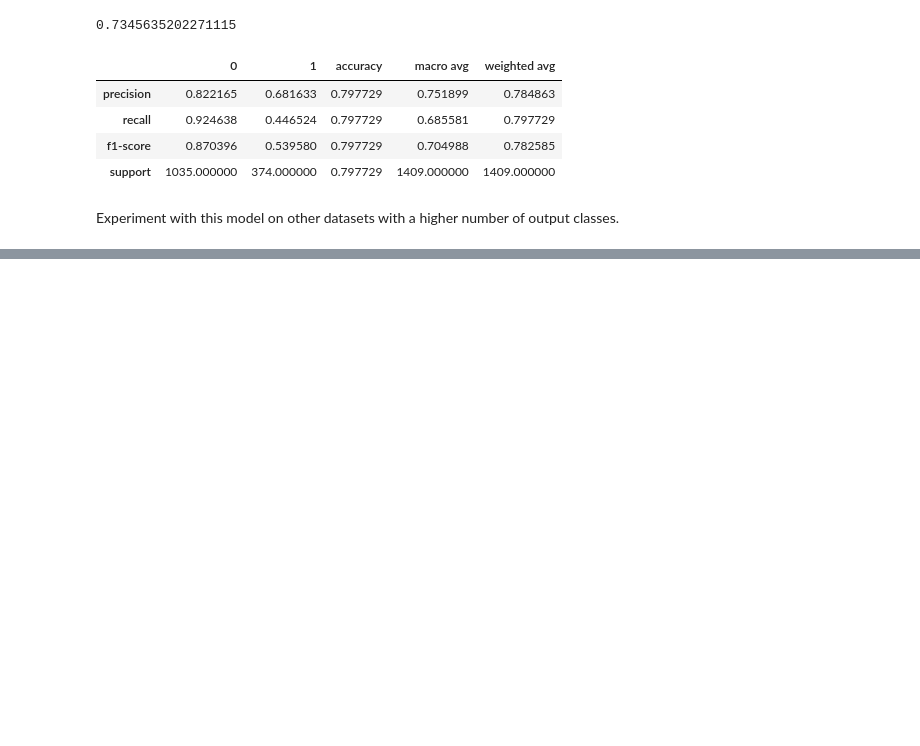
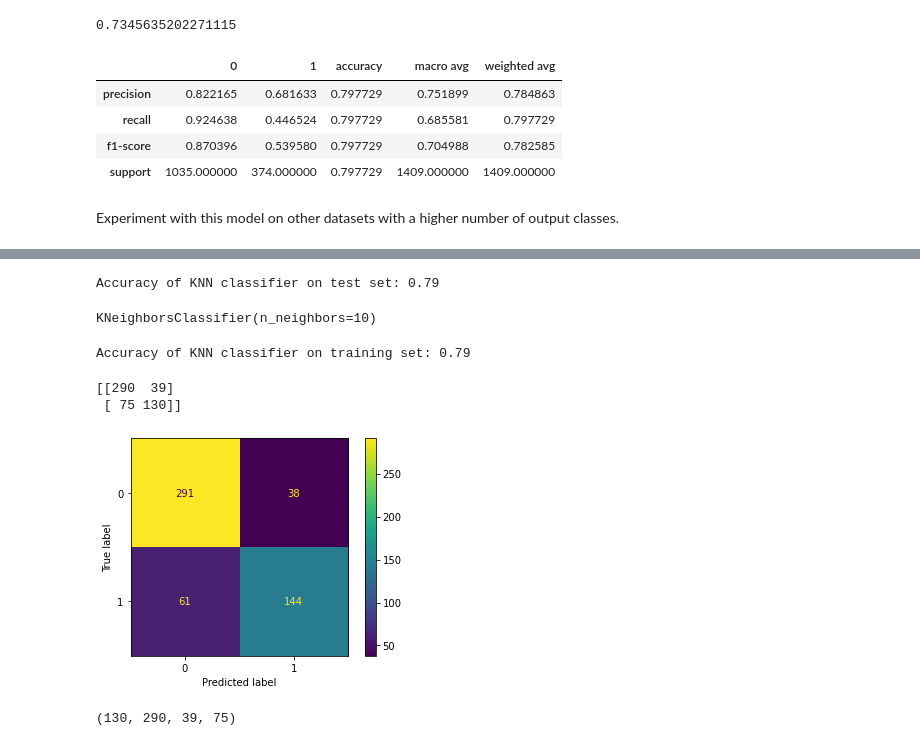
Before and after one commit to dashbringhurst/classification-exercises, a Jupyter notebook: model.ipynb, the cells around one changed output, grey strips where cells are left out. Saved outputs shown, nothing was run; the diff lists cells and outputs as text; code cells hidden in the pictures; blank space fills up the shorter version.

```diff
--- a/model.ipynb
+++ b/model.ipynb
@@ -608,0 +740,38 @@ weighted avg       0.83      0.83      0.83       178
+# %%
+y_pred = knn.predict(X_validate)
+print('Accuracy of KNN classifier on test set: {:.2f}'
+     .format(knn.score(X_validate, y_validate)))
+# %% [output]
+Accuracy of KNN classifier on test set: 0.79
+# %%
+knn1 = KNeighborsClassifier(n_neighbors=10, weights='uniform')
+# %%
+knn1.fit(X_train, y_train)
+# %% [output]
+KNeighborsClassifier(n_neighbors=10)
+# %%
+y_pred = knn1.predict(X_train)
+y_pred_proba = knn1.predict_proba(X_train)
+print('Accuracy of KNN classifier on training set: {:.2f}'
+     .format(knn1.score(X_train, y_train)))
+# %% [output]
+Accuracy of KNN classifier on training set: 0.79
+# %%
+print(confusion_matrix(y_train, y_pred))
+# %% [output]
+[[290  39]
+ [ 75 130]]
+# %%
+disp = ConfusionMatrixDisplay(confusion_matrix=cm, display_labels=knn1.classes_)
+
+disp.plot()
+plt.show()
+# %% [output]
+[figure, added]
+# %%
+TN, FP, FN, TP = confusion_matrix(y_train,y_pred).ravel()
+ALL = TP + TN + FP + FN
+
+TP, TN, FP, FN
+# %% [output]
+(130, 290, 39, 75)
```
Also changed, not shown: parts of 116 cells of this notebook.
